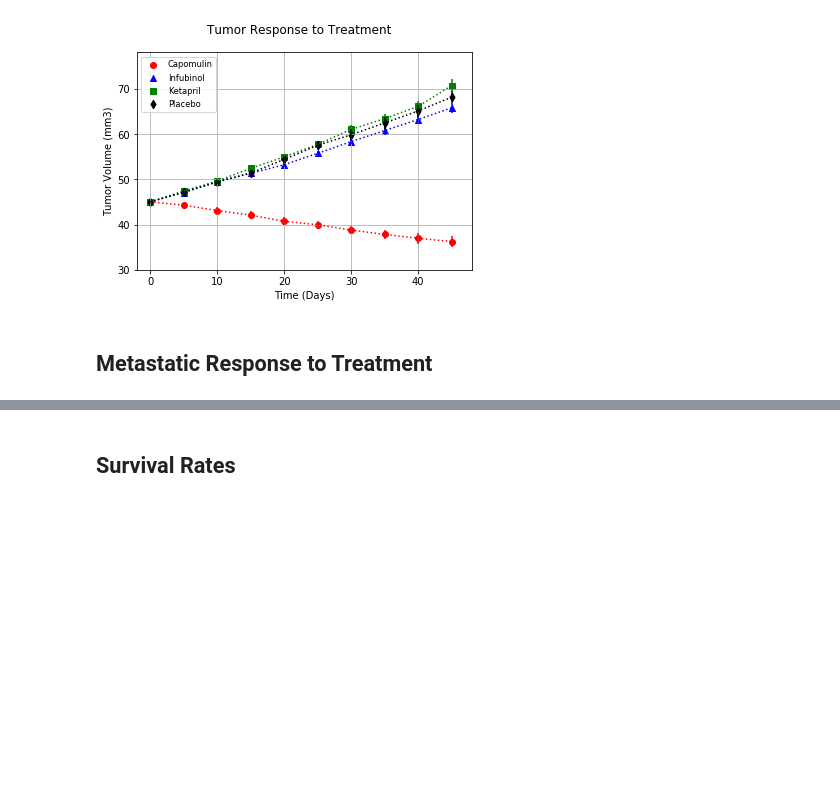
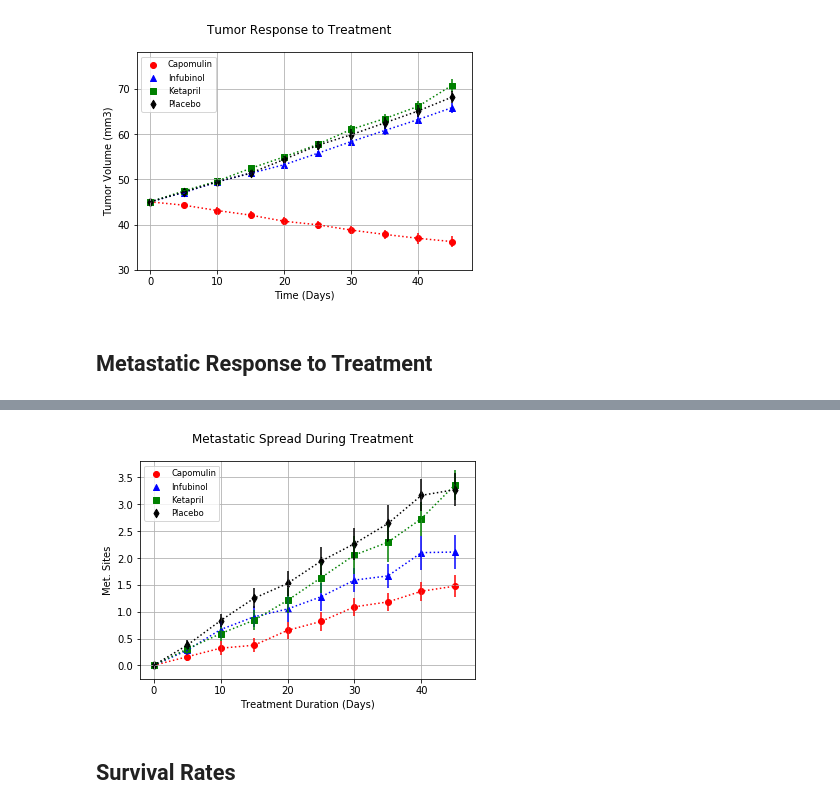
Before and after one commit to QuanShuang/Matplotlib_Assignment, a Jupyter notebook: pymaceuticals_starter.ipynb, the cells around one changed output, grey strips where cells are left out. Drawn from its saved outputs; the diff is of its cells as text; code cells hidden in the pictures; blank space fills up the shorter version.

```diff
--- a/pymaceuticals_starter.ipynb
+++ b/pymaceuticals_starter.ipynb
@@ -137,8 +130,8 @@ plt.show()
 # %% [markdown]
 ## Metastatic Response to Treatment
 # %%
-# Store the Mean Met. Site Data Grouped by Drug and Timepoint
-
-# Convert to DataFrame
+# Store the Mean Met. Site Data Grouped by Drug and Timepoint  and  Convert to DataFrame
+Met_group=pd.DataFrame(grouped_data["Metastatic Sites"])
 
 # Preview DataFrame
+Met_group.head()
@@ -145,6 +146,10 @@ plt.show()
 # %%
 # Store the Standard Error associated with Met. Sites Grouped by Drug and Timepoint
+grouped_met_sem=merge_data.groupby(["Drug","Timepoint"]).sem()
+
 
 # Convert to DataFrame
+Met_sem=pd.DataFrame(grouped_met_sem["Metastatic Sites"])
 
 # Preview DataFrame
+Met_sem.head()
@@ -151,4 +164,8 @@ plt.show()
 # %%
 # Minor Data Munging to Re-Format the Data Frames
+Met_sem_pivot=Met_sem.reset_index().pivot(index='Timepoint', columns='Drug',values="Metastatic Sites")
+Met_pivot=Met_group.reset_index().pivot(index='Timepoint', columns='Drug',values="Metastatic Sites")
 
 # Preview that Reformatting worked
+Met_pivot.head()
+# Met_sem_pivot.head()
@@ -161,3 +180,36 @@ plt.show()
+# %%
+# Generate the Plot (with Error Bars)
+fig, bx = plt.subplots()
+
+x_axis=[x*5 for x in range(10)]
+bx.scatter(x_axis, Met_pivot["Capomulin"], marker="o", facecolors="red")
+bx.scatter(x_axis, Met_pivot["Infubinol"], marker="^", facecolors="blue")
+bx.scatter(x_axis, Met_pivot["Ketapril"], marker="s", facecolors="green")
+bx.scatter(x_axis, Met_pivot["Placebo"], marker="d", facecolors="black")
+
+bx.errorbar(x_axis,Met_pivot["Capomulin"] , yerr=Met_sem_pivot["Capomulin"], color="red",linestyle="dotted",label=None)
+bx.errorbar(x_axis,Met_pivot["Infubinol"] , yerr=Met_sem_pivot["Infubinol"], color="blue",linestyle="dotted",label=None)
+bx.errorbar(x_axis,Met_pivot["Ketapril"] , yerr=Met_sem_pivot["Ketapril"], color="green",linestyle="dotted",label=None)
+bx.errorbar(x_axis,Met_pivot["Placebo"] , yerr=Met_sem_pivot["Placebo"], color="black",linestyle="dotted",label=None)
+
+fig.suptitle("Metastatic Spread During Treatment")
+
+bx.set_xlim(-2, 48)
+bx.set_ylim(-0.25, 3.8)
+
+bx.set_xlabel("Treatment Duration (Days)")
+bx.set_ylabel("Met. Sites")
+
+bx.grid()
+bx.legend(loc="best", fontsize="small", fancybox=True)
+
+# Save the Figure
+fig.savefig("Metastatic Spread During Treatment.png")
+
+# Show the Figure
+plt.show()
+# %% [output]
+[figure, added]
 # %% [markdown]
 ## Survival Rates
 # %%
```
Also changed, not shown: parts of 6 cells of this notebook, 1 other file.
